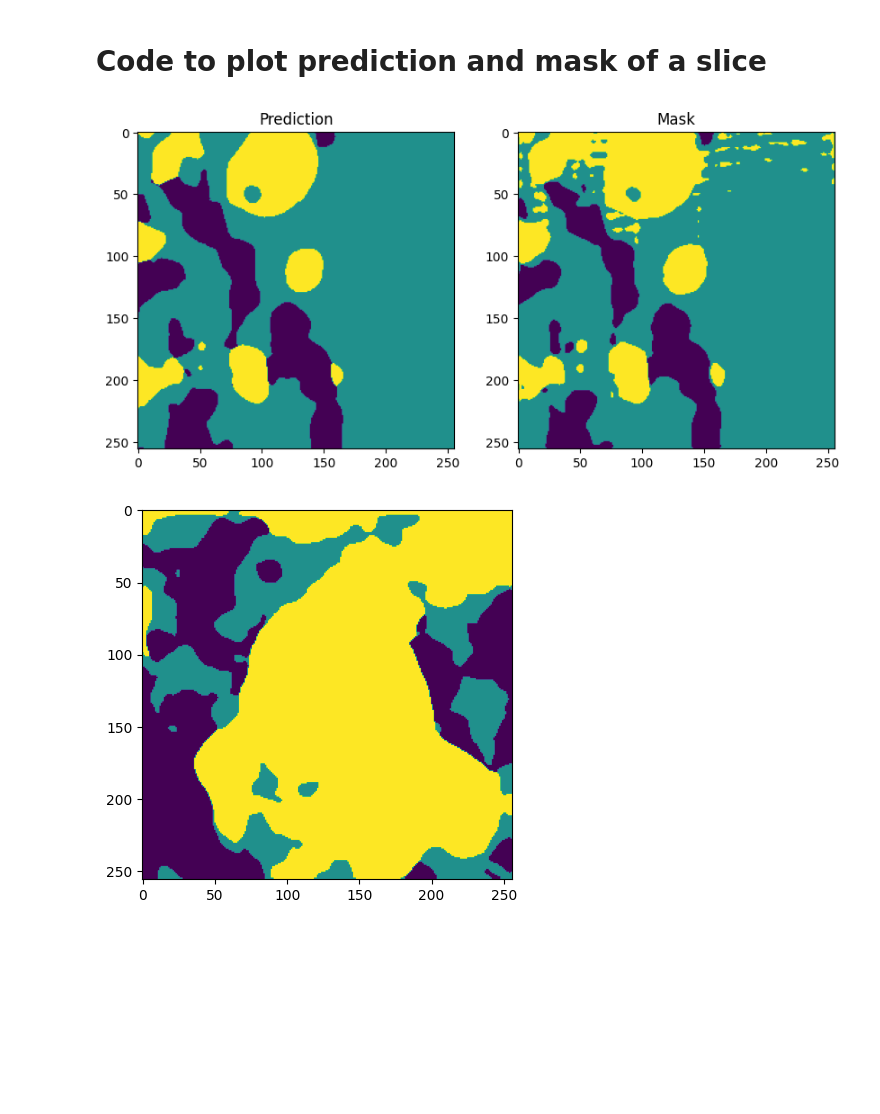
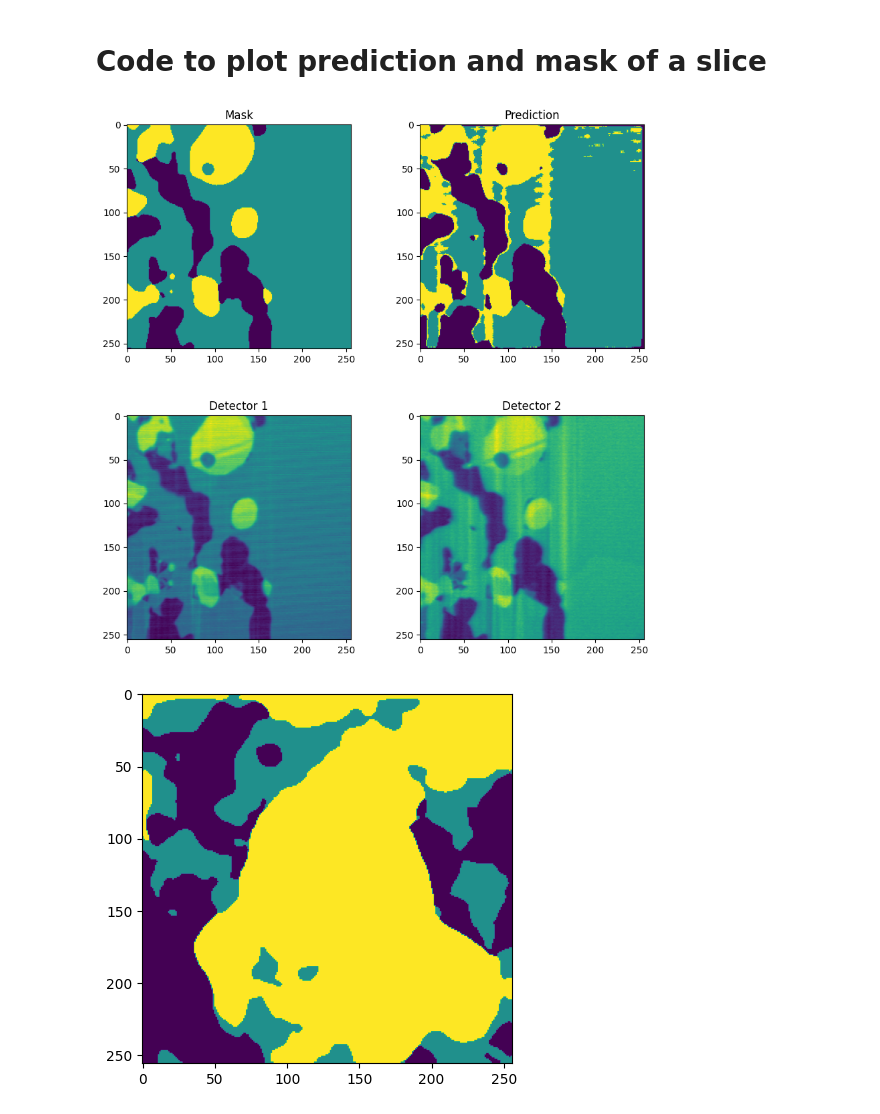
Before and after one commit to RasmusTorp/Segmentation-of-focused-ion-beam-tomography-image-data-, a Jupyter notebook: experimentation.ipynb, the cells around one changed output. Saved outputs shown, nothing was run; the diff lists cells and outputs as text; code cells hidden in the pictures; blank space fills up the shorter version.

```diff
--- a/experimentation.ipynb
+++ b/experimentation.ipynb
@@ -36,5 +36,7 @@ Processing data...
 Data processed.
 
 Using MPS
-# %%
-model.load_model("best_model.pth")
+# %%
+modelName = "best_model.pth"
+state_dict = torch.load(f"saved_models/{modelName}", map_location=torch.device('cpu'))
+model.load_state_dict(state_dict)
@@ -41,5 +45,5 @@ model.load_model("best_model.pth")
 # %%
-X, y = data_load_tensors(square_size=SQUARE_SIZE)
+X, Y = data_load_tensors(square_size=SQUARE_SIZE)
 # %% [output]
 Loading data...
 
@@ -54,30 +63,45 @@ torch.Size([2, 256, 256])
 # %%
 
 n_slice = 3500
-x, y = X[n_slice].unsqueeze(0), y[n_slice].unsqueeze(0)
+
+x, y = X[n_slice].unsqueeze(0), Y[n_slice].unsqueeze(0)
 x, y = x.to(model.device), y.to(model.device)
+model.to(model.device)
 y_pred = model.to_segmentation(x)
-fig, axs = plt.subplots(1, 2, figsize=(10, 5))  # Create a figure and a 1x2 subplot grid
+fig, axs = plt.subplots(2, 2, figsize=(10, 10))  # Create a figure and a 2x2 subplot grid
 
-# Plot the first image
+# Add space between subplots
+plt.subplots_adjust(wspace=0.3, hspace=0.3)
+
+# Plot the Mask
 y_pred_plot1 = y.squeeze(0).cpu().numpy()
-axs[0].imshow(y_pred_plot1)
-axs[0].set_title('Prediction')
+axs[0, 0].imshow(y_pred_plot1)
+axs[0, 0].set_title('Mask')
 
-# Plot the second image
+# Plot the prediction
 y_pred_plot2 = y_pred.squeeze(0).cpu().numpy()  # Replace this with your second image
-axs[1].imshow(y_pred_plot2)
-axs[1].set_title('Mask')
+axs[0, 1].imshow(y_pred_plot2)
+axs[0, 1].set_title('Prediction')
+
+# Plot the detector 1
+xraw_1 = X[n_slice][0].cpu().numpy()
+axs[1, 0].imshow(xraw_1)
+axs[1, 0].set_title('Detector 1')
+
+# Plot the detector 2
+xraw_2 = X[n_slice][1].cpu().numpy()
+axs[1, 1].imshow(xraw_2)
+axs[1, 1].set_title('Detector 2')
 
 plt.savefig(f"plots/predictionVsMask_slice{n_slice}.png")
 plt.show()
 
 
 # y_pred_plot = y_pred.squeeze(0).cpu().numpy()
 # plt.imshow(y_pred_plot)
 # plt.show()
 # %% [output]
-[figure, old version]
+[figure, new version]
 # %%
 y_true_plot = y.squeeze(0).cpu().numpy()
 plt.imshow(y_pred_plot)
```
Also changed, not shown: parts of 4 cells of this notebook, 6 other files.
